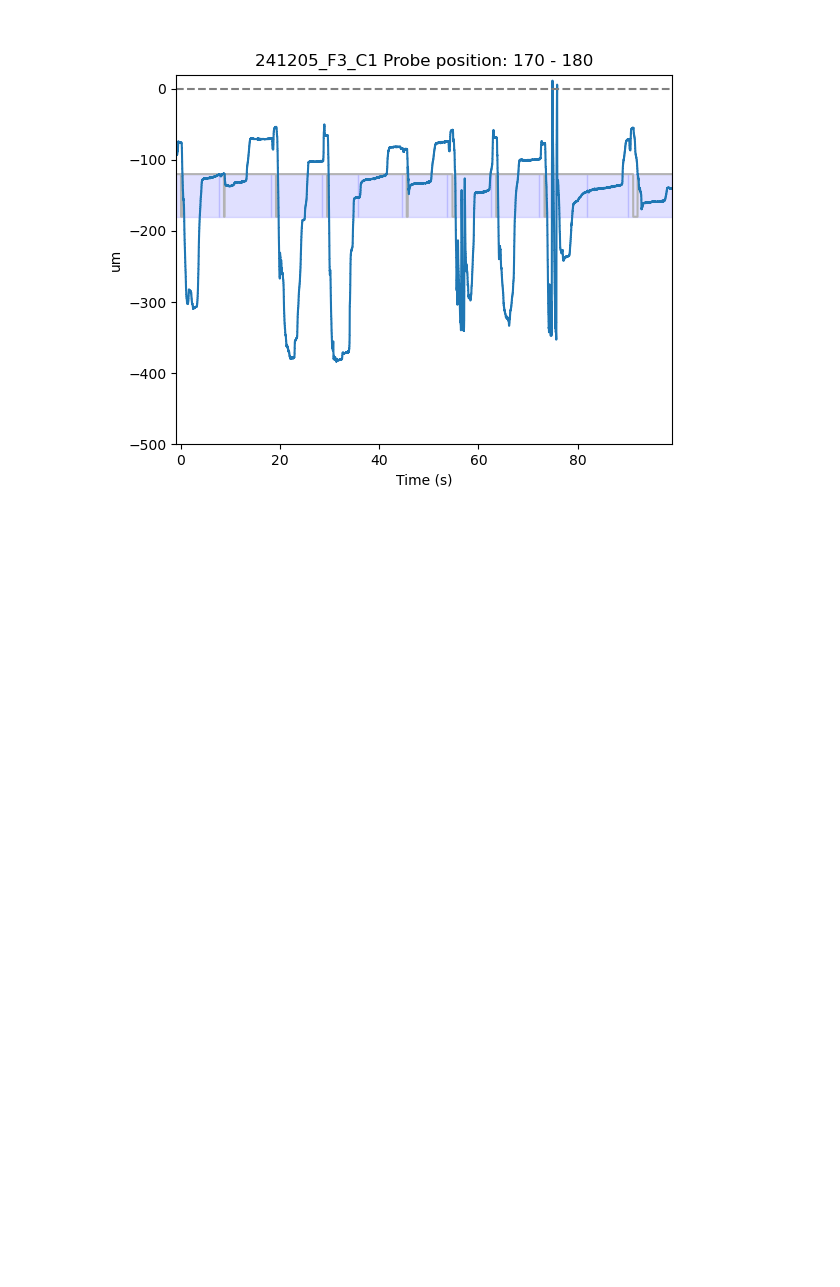
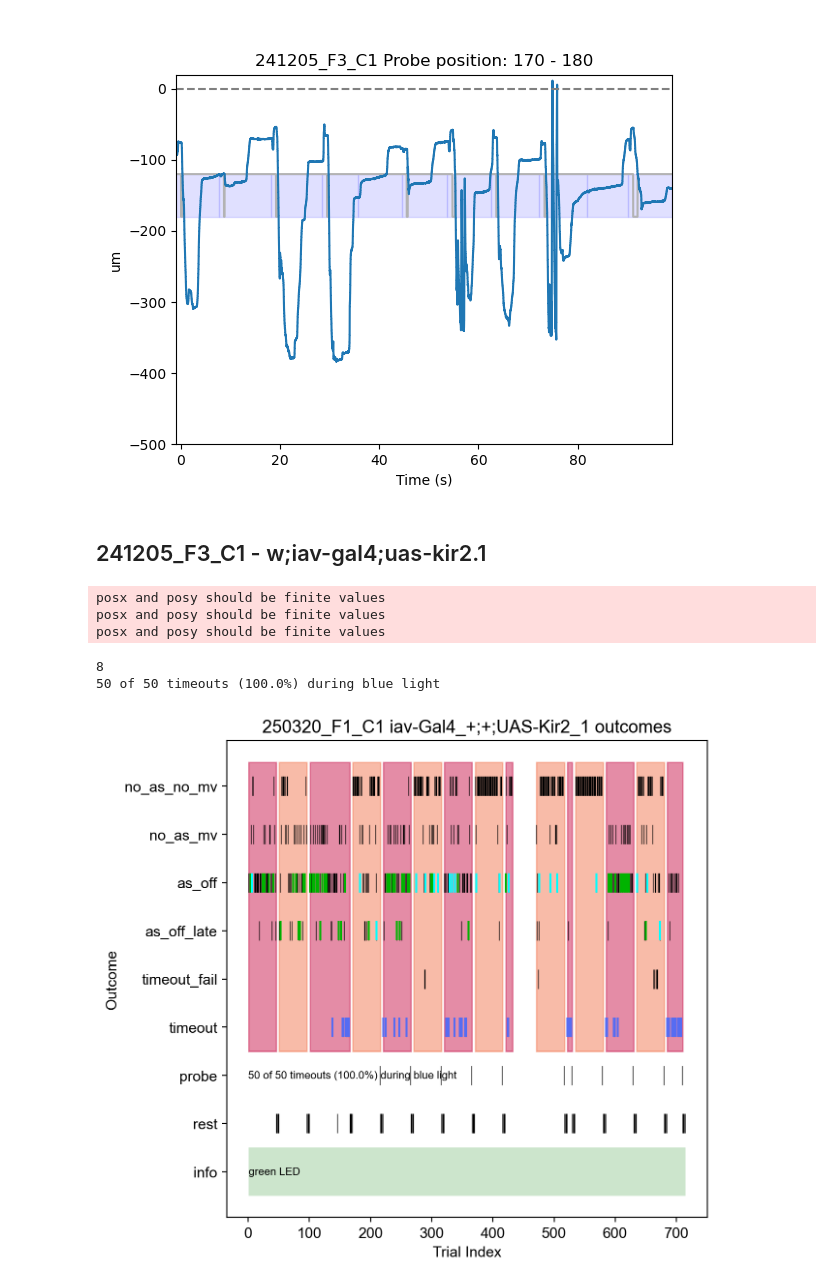
Before and after one commit to tony-azevedo/FlyLearning, a Jupyter notebook: RPPR_figures.ipynb, the cells around one changed output. Cells and saved outputs as stored; diff of their text form; code cells hidden in the pictures; blank space fills up the shorter version.

```diff
--- a/RPPR_figures.ipynb
+++ b/RPPR_figures.ipynb
@@ -8,6 +8,21 @@ import matplotlib.pyplot as plt
 import numpy as np
 from mapd import Trial, Table
 import h5py
+
+import plotly.express as px
+import matplotlib.colors as mcolors
+# import matplotlib.pyplot as plt
+import matplotlib.patches as patches
+from matplotlib.figure import Figure
+from matplotlib.backends.backend_agg import FigureCanvasAgg as FigureCanvas
+import matplotlib as mpl
+mpl.rcParams.update(mpl.rcParamsDefault)  # reset to defaults
+mpl.rcParams['pdf.fonttype'] = 42         # embed fonts as text, not paths
+mpl.rcParams['svg.fonttype'] = 'none'     # keep text editable in SVG
+mpl.rcParams['font.family'] = 'Arial'
+mpl.rcParams['font.size'] = 11
+
+
 %load_ext autoreload
 %autoreload 2
 %matplotlib widget
@@ -119,3 +134,22 @@ tr_0 = 300
 
 for tr_i in range(tr_0,tr_0+50,5):
     T.plot_some_probe_groups(index=T.df.loc[tr_i:tr_i+5].index,savefig=False)
+# %% [markdown]
+## 241205_F3_C1 - w;iav-gal4;uas-kir2.1
+# %%
+# T = Table('LEDFlashTriggerPiezoControl_250320_F1_C1_Table.parquet','./RPPR_figures')
+# T.open_notes_files()
+# T.df.Trial[364].plot_probe_groups(format='png')
+# T.df.Trial[364].exclude()
+# T.exclude_trials()
+# T.add_df_category('cut',trial_min=365,categories='_vnc_status_cat')
+T.extract_trial_properties()
+fig,ax = T.plot_outcomes(savefig=True)
+display(fig)
+# %% [output]
+posx and posy should be finite values
+posx and posy should be finite values
+posx and posy should be finite values
+8
+50 of 50 timeouts (100.0%) during blue light
+[figure, added]
```
Also changed, not shown: parts of 4 cells of this notebook, 5 other files.
